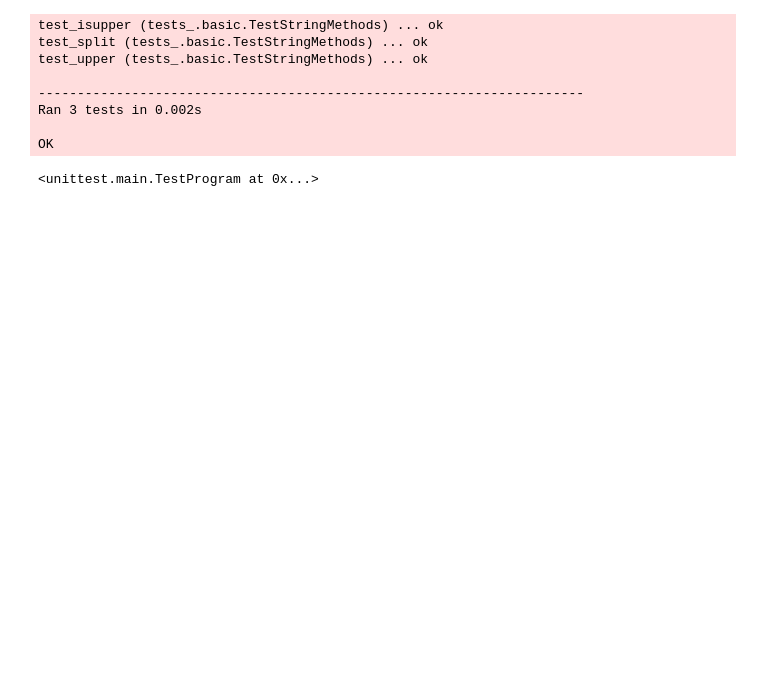
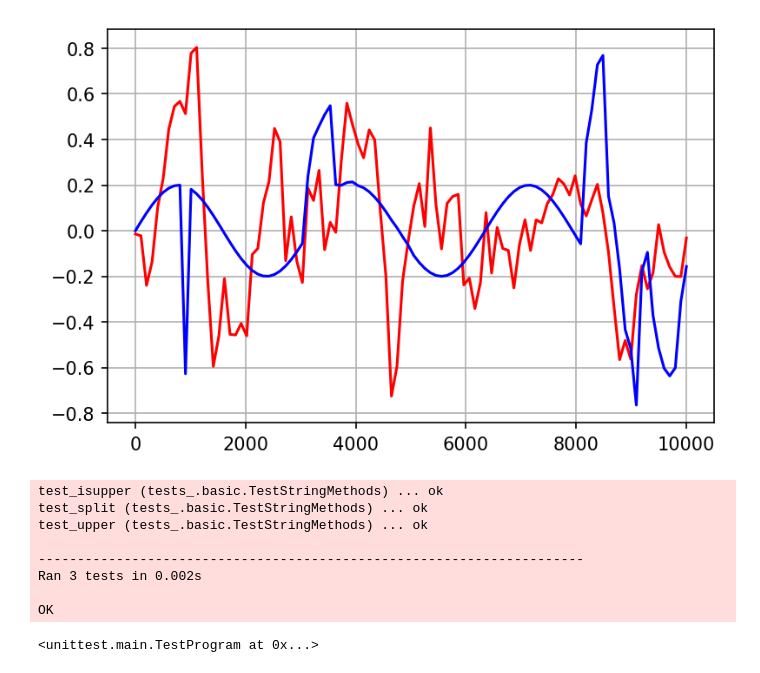
Before and after one commit to piaskowyk/milkyPressor, a Jupyter notebook: sandbox/notebook.ipynb, the cells around one changed output. Saved outputs shown, nothing was run; the diff lists cells and outputs as text; code cells hidden in the pictures; blank space fills up the shorter version.

```diff
--- a/sandbox/notebook.ipynb
+++ b/sandbox/notebook.ipynb
@@ -163,4 +151,64 @@ data_compressor.vizualize(True, True)
 <__main__.DataCompressor at 0x...>
+# %%
+plt.figure(dpi=150)
+
+def _dft(data):
+  N = len(data)
+  X = [0 for _ in range(N)]
+  for m in range(N):
+    for n in range(N):
+      X[m] += data[n] * cmath.exp(-np.pi * 2j * m * n / N)
+  return X
+
+def _fft(x):
+  N = len(x)
+  if N <= 1:
+    return x
+  even = _fft(x[0::2])
+  odd = _fft(x[1::2])
+  T = []
+  for k in range(N//2):
+    currnet_value = odd[k] if k < len(odd) else 0
+    T.append(cmath.exp(2j*np.pi*k/N)* currnet_value)
+  part_a = []
+  part_b = []
+  for k in range(N//2):
+    currnet_value = even[k] if k < len(even) else 0
+    part_a.append(T[k] + currnet_value)
+    part_b.append(T[k] - currnet_value)
+  return part_a + part_b
+
+# frequencies = _get_main_frequencies(np.fft.fft(signal_generator.data))
+# frequencies = np.fft.fft(signal_generator.data)[:50]
+# for frequency, amplitude in frequencies:
+#   # data = [amplitude * math.sin(2 * np.pi * x * frequency) for x in np.linspace(0, 10000, 100)]
+#   data = [amplitude * cmath.exp(2j * np.pi * x * frequency) for x in np.linspace(0, 10000, 100)]
+#   for index, value in enumerate(data):
+#     mleko[index] += value
+
+frequencies = _fft(signal_generator.data)
+mleko = [0 for _ in range(100)]
+for n in range(100):
+  for m in range(100):
+    mleko[n] += 2 * frequencies[m] * cmath.exp(2j * np.pi * n * m / 100)
+mleko = [i / 100 for i in mleko]
+plt.plot(np.linspace(0, 10000, 100), mleko, 'r')
+
+# frequencies = _get_main_frequencies(_dft(signal_generator.data))
+# mleko = [0 for _ in range(100)]
+# for n in range(100):
+#   for frequency, amplitude in frequencies:
+#     mleko[n] += 2 * amplitude * cmath.exp(2j * np.pi * n * frequency / 100)
+# mleko = [i / 100 for i in mleko]
+# plt.plot(np.linspace(0, 10000, 100), mleko, 'r')
+
+# plt.plot(np.linspace(0, 10000, 100), np.fft.ifft(np.fft.fft(signal_generator.data)[:50] + [0 for _ in range(50)]), 'b')
+plt.plot(np.linspace(0, 10000, 100), np.fft.ifft(np.fft.fft(signal_generator.data)), 'b')
+# plt.plot(np.linspace(0, 10000, 100), signal_generator.data, 'g')
+plt.grid()
+plt.show()
+# %% [output]
+[figure, added]
 # %%
 import unittest
 from tests_.basic import *
```
Also changed, not shown: parts of 2 cells of this notebook, 15 other files.
